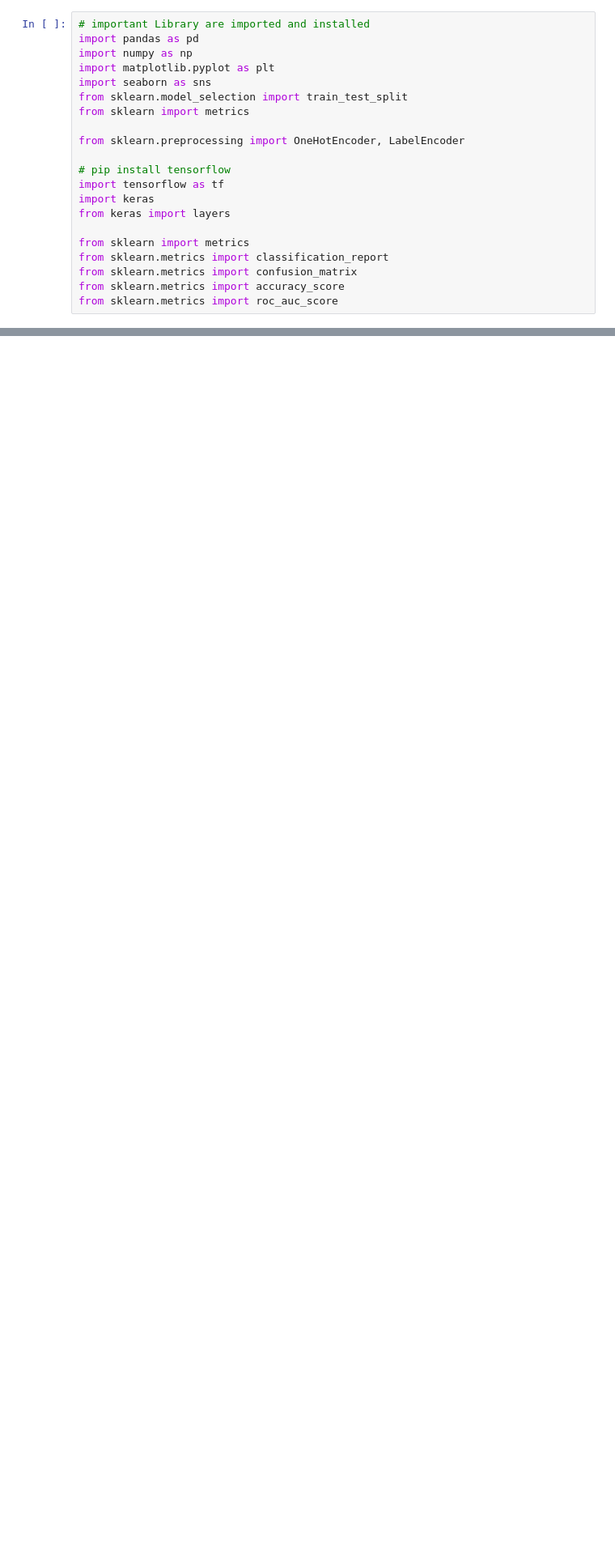
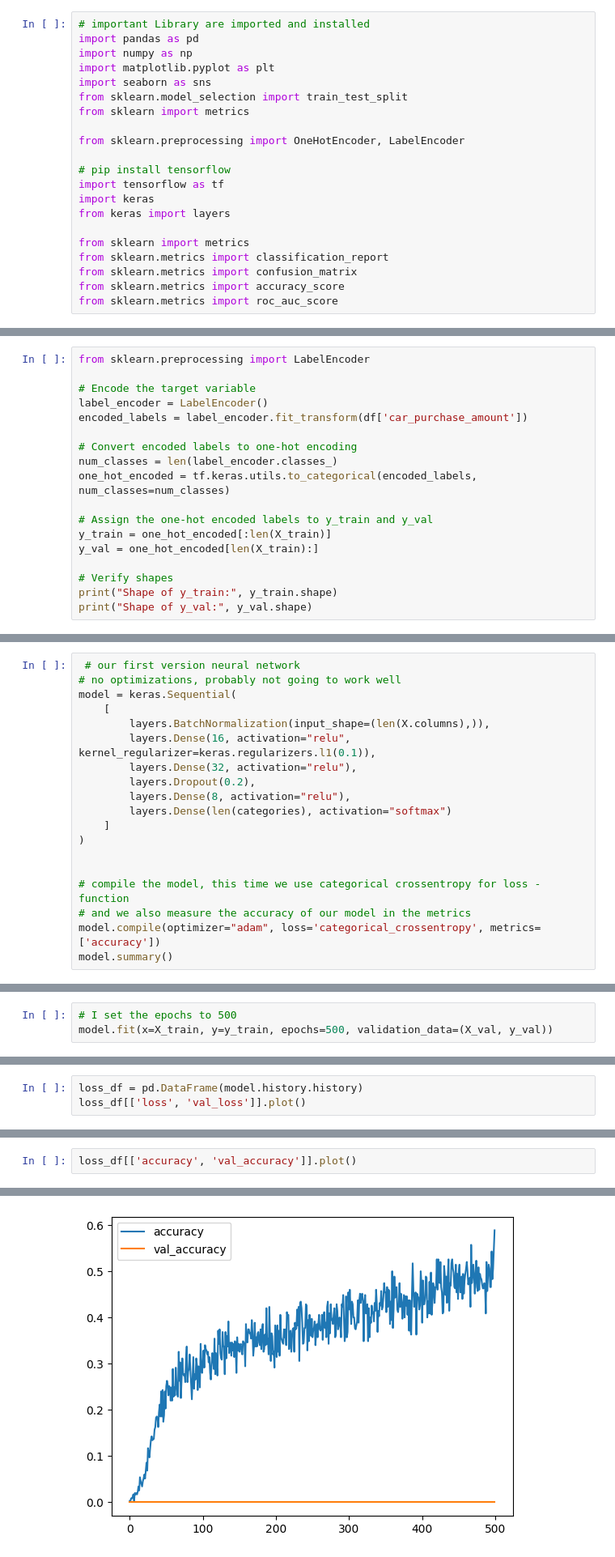
Before and after one commit to adewunmi2/DeepLearningSpringNew2024, a Jupyter notebook: New_Exercise2_Project/ann_classification_exercise2.ipynb, the cells around one changed output, grey strips where cells are left out. Shown at 81% size. Drawn from its saved outputs; the diff is of its cells as text; blank space fills up the shorter version.

```diff
--- a/New_Exercise2_Project/ann_classification_exercise2.ipynb
+++ b/New_Exercise2_Project/ann_classification_exercise2.ipynb
@@ -23,0 +374,18 @@ from sklearn.metrics import roc_auc_score
+# %%
+from sklearn.preprocessing import LabelEncoder
+
+# Encode the target variable
+label_encoder = LabelEncoder()
+encoded_labels = label_encoder.fit_transform(df['car_purchase_amount'])
+
+# Convert encoded labels to one-hot encoding
+num_classes = len(label_encoder.classes_)
+one_hot_encoded = tf.keras.utils.to_categorical(encoded_labels, num_classes=num_classes)
+
+# Assign the one-hot encoded labels to y_train and y_val
+y_train = one_hot_encoded[:len(X_train)]
+y_val = one_hot_encoded[len(X_train):]
+
+# Verify shapes
+print("Shape of y_train:", y_train.shape)
+print("Shape of y_val:", y_val.shape)
@@ -23,0 +395,19 @@ from sklearn.metrics import roc_auc_score
+# %%
+ # our first version neural network
+# no optimizations, probably not going to work well
+model = keras.Sequential(
+    [
+        layers.BatchNormalization(input_shape=(len(X.columns),)),
+        layers.Dense(16, activation="relu", kernel_regularizer=keras.regularizers.l1(0.1)),
+        layers.Dense(32, activation="relu"),
+        layers.Dropout(0.2),
+        layers.Dense(8, activation="relu"),
+        layers.Dense(len(categories), activation="softmax")
+    ]
+)
+
+
+# compile the model, this time we use categorical crossentropy for loss -function
+# and we also measure the accuracy of our model in the metrics
+model.compile(optimizer="adam", loss='categorical_crossentropy', metrics=['accuracy'])
+model.summary()
@@ -23,0 +446,3 @@ from sklearn.metrics import roc_auc_score
+# %%
+# I set the epochs to 500
+model.fit(x=X_train, y=y_train, epochs=500, validation_data=(X_val, y_val))
@@ -23,0 +454,3 @@ from sklearn.metrics import roc_auc_score
+# %%
+loss_df = pd.DataFrame(model.history.history)
+loss_df[['loss', 'val_loss']].plot()
@@ -23,0 +459,3 @@ from sklearn.metrics import roc_auc_score
+# %%
+loss_df[['accuracy', 'val_accuracy']].plot()
+# %% [output]
@@ -23,0 +463 @@ from sklearn.metrics import roc_auc_score
+[figure, added]
```
Also changed, not shown: parts of 46 cells of this notebook, 4 other files.
